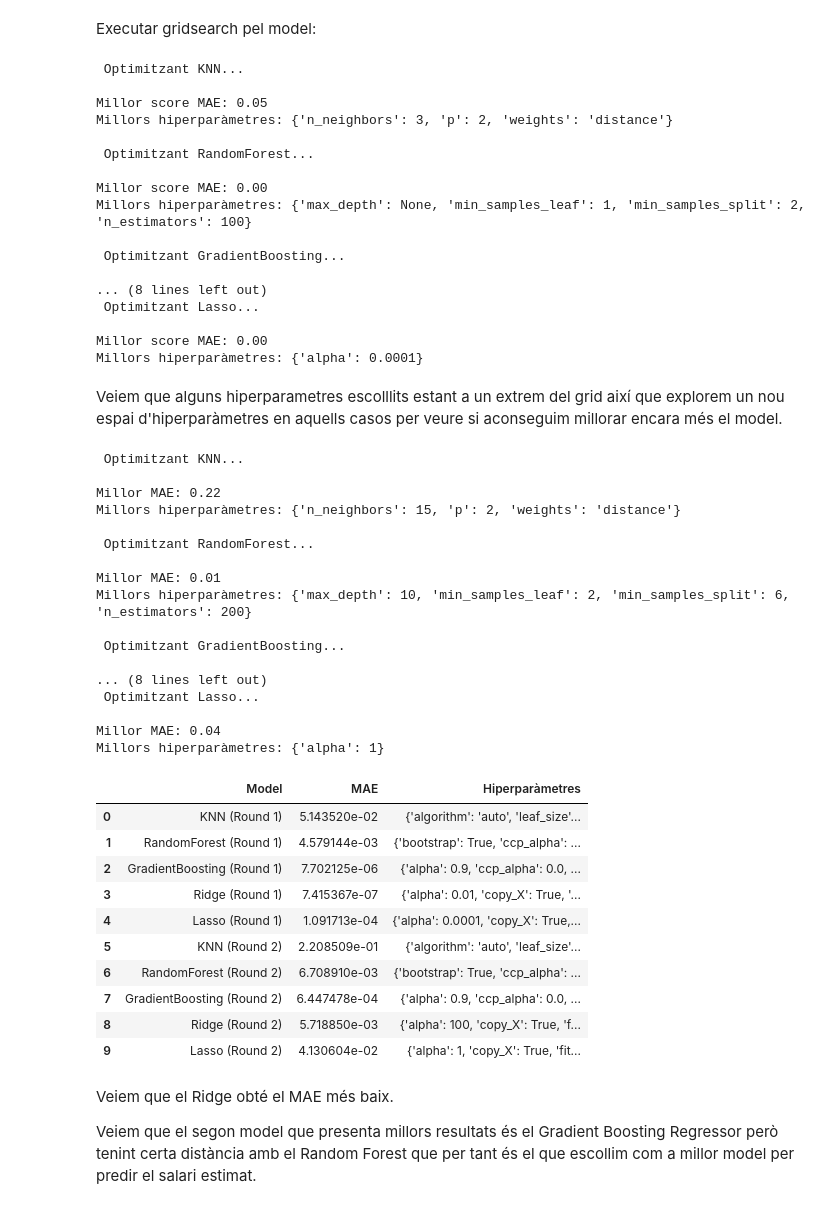
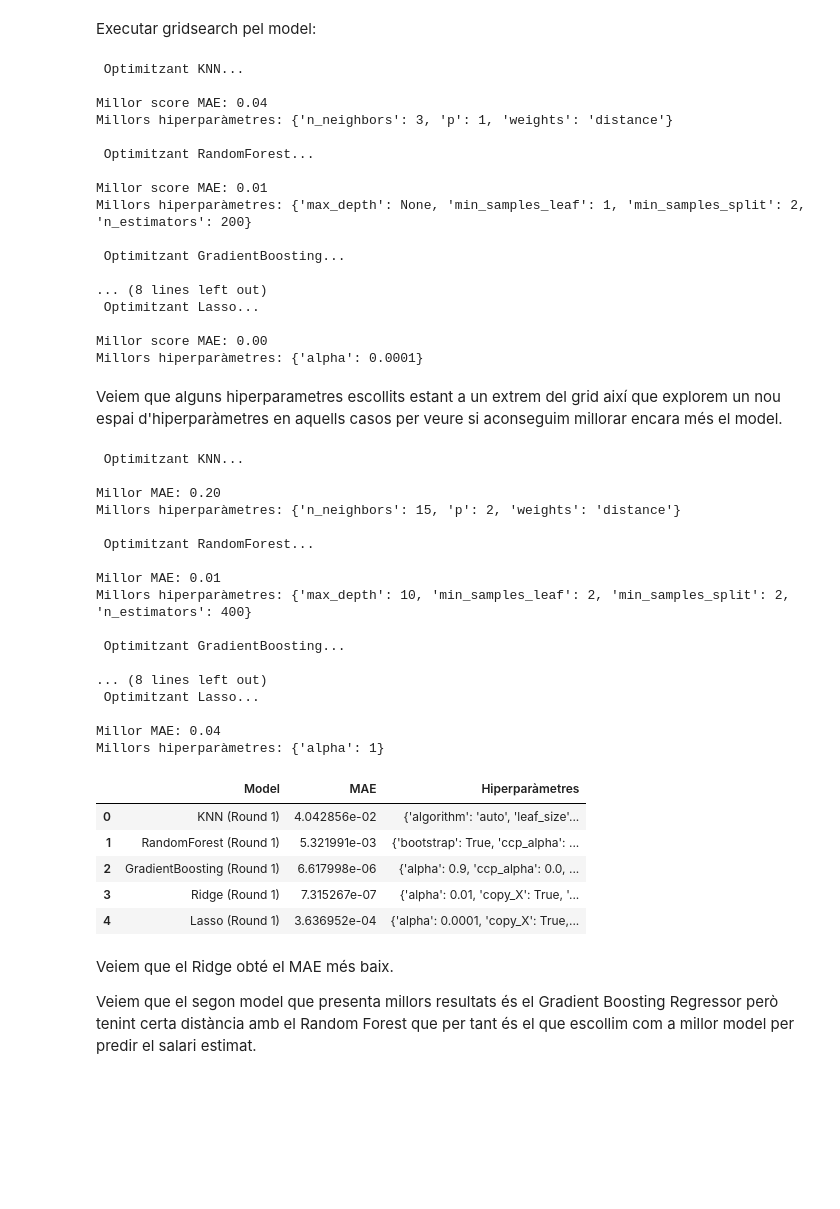
Before and after one commit to sarachillon/casKaggle, a Jupyter notebook: Modelitzacio.ipynb, the cells around one changed output. Saved outputs shown, nothing was run; the diff lists cells and outputs as text; code cells hidden in the pictures; blank space fills up the shorter version.

```diff
--- a/Modelitzacio.ipynb
+++ b/Modelitzacio.ipynb
@@ -74,9 +52,3 @@ Primer comprovem com funciona una regressió lineal per fer-nos una idea general
-# %%
-regr = make_pipeline(MinMaxScaler(), LinearRegression())
-
-regr.fit(X, y_avg)
-
-y_pred = regr.predict(X)
 # %% [markdown]
 Per avaluar el rendiment dels models de predicció de salaris farem servir les mètriques:
 - MAE: indica l’error mitjà absolut i permet interpretar directament quants diners s’equivoca el model de mitjana del sou.
@@ -112,11 +76,11 @@ y_train_lower.mean(),y_test_lower.mean()
 Normalitzem les dades una vegada fet el split del conjunt d'entrenament i de test per minimitzar la pèrdua d'informació.
 # %%
 # Definir les columnes numèriques contínues a normalitzar
-num_cols = ['Company Age',
-            'Company Offers', 'num_competitors']
+num_cols = ['Company Age', 'Company Offers', 'num_competitors']
 
 scaler = StandardScaler()
 X_train_lower[num_cols] = scaler.fit_transform(X_train_lower[num_cols])
+X_test_lower[num_cols] = scaler.transform(X_test_lower[num_cols])
 
 # Comprovació
 X_train_lower.describe()
@@ -266,13 +230,13 @@ for name, cfg in param_grids.items():
 # %% [output]
  Optimitzant KNN...
 
-Millor score MAE: 0.05
-Millors hiperparàmetres: {'n_neighbors': 3, 'p': 2, 'weights': 'distance'}
+Millor score MAE: 0.04
+Millors hiperparàmetres: {'n_neighbors': 3, 'p': 1, 'weights': 'distance'}
 
  Optimitzant RandomForest...
 
-Millor score MAE: 0.00
-Millors hiperparàmetres: {'max_depth': None, 'min_samples_leaf': 1, 'min_samples_split': 2, 'n_estimators': 100}
+Millor score MAE: 0.01
+Millors hiperparàmetres: {'max_depth': None, 'min_samples_leaf': 1, 'min_samples_split': 2, 'n_estimators': 200}
 
  Optimitzant GradientBoosting...
 
@@ -282,7 +246,7 @@ Millors hiperparàmetres: {'max_depth': None, 'min_samples_leaf': 1, 'min_sample
 Millor score MAE: 0.00
 Millors hiperparàmetres: {'alpha': 0.0001}
 # %% [markdown]
-Veiem que alguns hiperparametres escolllits estant a un extrem del grid així que explorem un nou espai d'hiperparàmetres en aquells casos per veure si aconseguim millorar encara més el model.
+Veiem que alguns hiperparametres escollits estant a un extrem del grid així que explorem un nou espai d'hiperparàmetres en aquells casos per veure si aconseguim millorar encara més el model.
 # %%
 param_grids_refined = {
     "KNN": {
@@ -351,13 +315,13 @@ for name, cfg in param_grids_refined.items():
 # %% [output]
  Optimitzant KNN...
 
-Millor MAE: 0.22
+Millor MAE: 0.20
 Millors hiperparàmetres: {'n_neighbors': 15, 'p': 2, 'weights': 'distance'}
 
  Optimitzant RandomForest...
 
 Millor MAE: 0.01
-Millors hiperparàmetres: {'max_depth': 10, 'min_samples_leaf': 2, 'min_samples_split': 6, 'n_estimators': 200}
+Millors hiperparàmetres: {'max_depth': 10, 'min_samples_leaf': 2, 'min_samples_split': 2, 'n_estimators': 400}
 
  Optimitzant GradientBoosting...
 
@@ -369,41 +333,36 @@ Millors hiperparàmetres: {'alpha': 1}
 # %%
 def get_mae(model):
     mae_scorer = make_scorer(mean_absolute_error, greater_is_better=False)
     scores = cross_val_score(model, X_train_lower, y_train_lower, cv=5, scoring=mae_scorer)
     return -scores.mean()
 
 rows = []
 
 # Afegir models de la 1a optimització
 for name, model in best_models.items():
     rows.append({
         "Model": f"{name} (Round 1)",
         "MAE": get_mae(model),
         "Hiperparàmetres": model.get_params()
     })
 
-# Afegir models de la 2a optimització
+"""# Afegir models de la 2a optimització
 for name, model in best_models_refined.items():
     rows.append({
         "Model": f"{name} (Round 2)",
         "MAE": get_mae(model),
         "Hiperparàmetres": model.get_params()
-    })
+    })"""
 
 results_table = pd.DataFrame(rows)
 results_table
 # %% [output]
 |  | Model | MAE | Hiperparàmetres |
-| 0 | KNN (Round 1) | 5.143520e-02 | {'algorithm': 'auto', 'leaf_size'... |
-| 1 | RandomForest (Round 1) | 4.579144e-03 | {'bootstrap': True, 'ccp_alpha': ... |
-| 2 | GradientBoosting (Round 1) | 7.702125e-06 | {'alpha': 0.9, 'ccp_alpha': 0.0, ... |
-| 3 | Ridge (Round 1) | 7.415367e-07 | {'alpha': 0.01, 'copy_X': True, '... |
-| 4 | Lasso (Round 1) | 1.091713e-04 | {'alpha': 0.0001, 'copy_X': True,... |
-| 5 | KNN (Round 2) | 2.208509e-01 | {'algorithm': 'auto', 'leaf_size'... |
-| 6 | RandomForest (Round 2) | 6.708910e-03 | {'bootstrap': True, 'ccp_alpha': ... |
-| 7 | GradientBoosting (Round 2) | 6.447478e-04 | {'alpha': 0.9, 'ccp_alpha': 0.0, ... |
-| 8 | Ridge (Round 2) | 5.718850e-03 | {'alpha': 100, 'copy_X': True, 'f... |
-| 9 | Lasso (Round 2) | 4.130604e-02 | {'alpha': 1, 'copy_X': True, 'fit... |
+| 0 | KNN (Round 1) | 4.042856e-02 | {'algorithm': 'auto', 'leaf_size'... |
+| 1 | RandomForest (Round 1) | 5.321991e-03 | {'bootstrap': True, 'ccp_alpha': ... |
+| 2 | GradientBoosting (Round 1) | 6.617998e-06 | {'alpha': 0.9, 'ccp_alpha': 0.0, ... |
+| 3 | Ridge (Round 1) | 7.315267e-07 | {'alpha': 0.01, 'copy_X': True, '... |
+| 4 | Lasso (Round 1) | 3.636952e-04 | {'alpha': 0.0001, 'copy_X': True,... |
 # %% [markdown]
 Veiem que el Ridge obté el MAE més baix.
 
```
Also changed, not shown: parts of 18 cells of this notebook, 4 other files.
